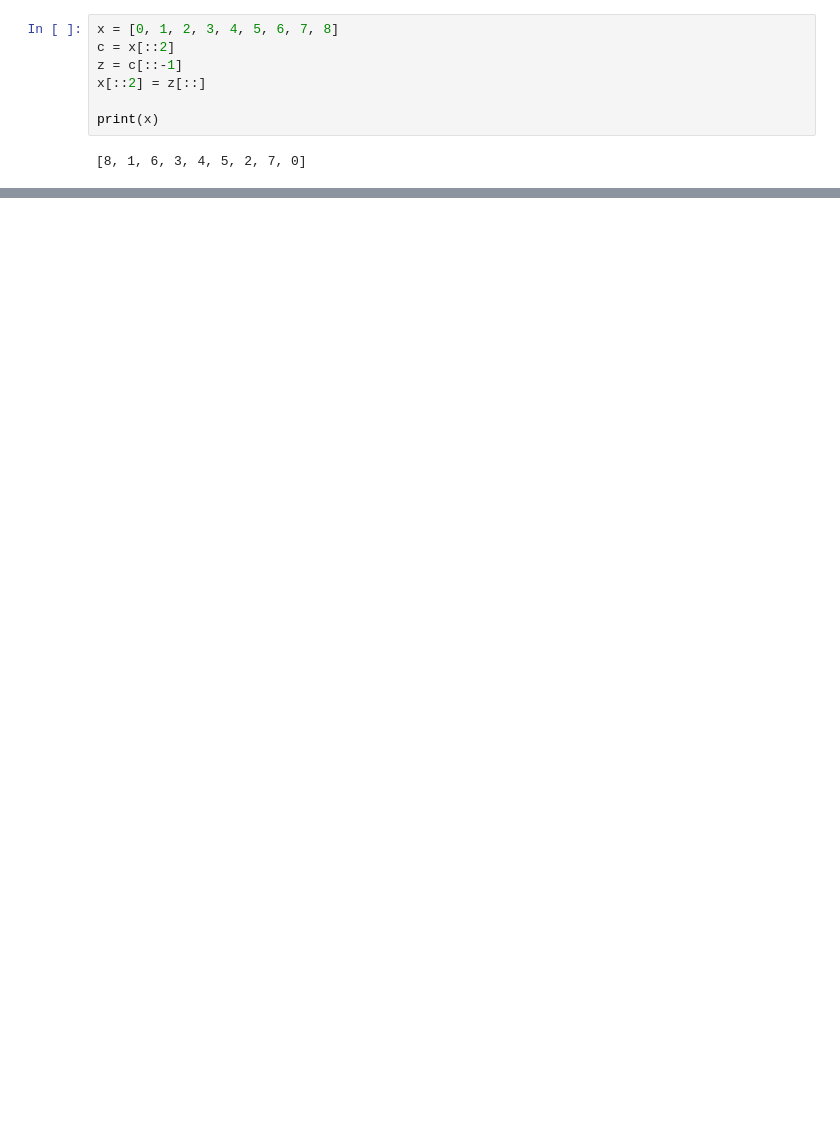
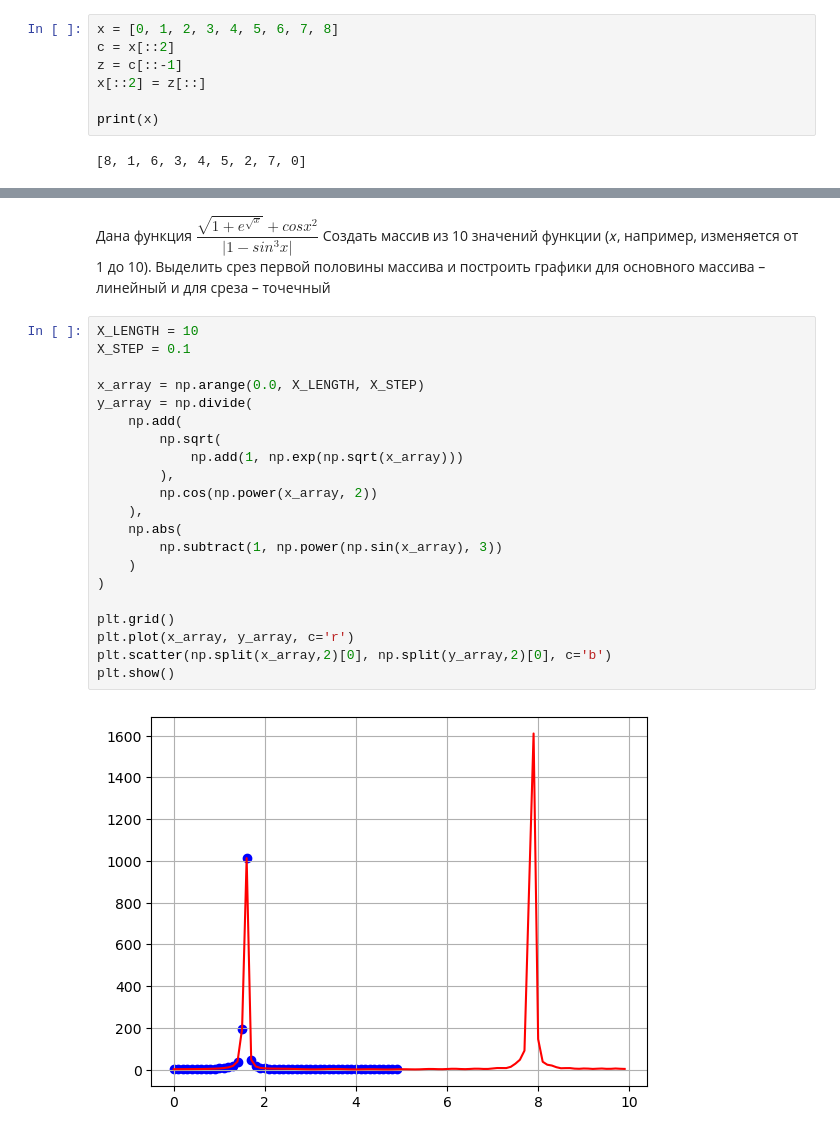
Before and after one commit to bel1ch1/ai-training, a Jupyter notebook: ii1.ipynb, the cells around one changed output, grey strips where cells are left out. Cells and saved outputs as stored; diff of their text form; blank space fills up the shorter version.

```diff
--- a/ii1.ipynb
+++ b/ii1.ipynb
@@ -70,0 +129,25 @@ print(x)
+# %% [markdown]
+Дана функция $\dfrac{ \sqrt{1 + e^{\sqrt{x}}} + cos{x^2}} {|1 - sin^3{x}|}$ Создать массив из 10 значений функции (𝑥, например, изменяется от 1 до 10). Выделить срез первой половины массива и построить графики для основного массива – линейный и для среза – точечный
+# %%
+X_LENGTH = 10
+X_STEP = 0.1
+
+x_array = np.arange(0.0, X_LENGTH, X_STEP)
+y_array = np.divide(
+    np.add(
+        np.sqrt(
+            np.add(1, np.exp(np.sqrt(x_array)))
+        ),
+        np.cos(np.power(x_array, 2))
+    ),
+    np.abs(
+        np.subtract(1, np.power(np.sin(x_array), 3))
+    )
+)
+
+plt.grid()
+plt.plot(x_array, y_array, c='r')
+plt.scatter(np.split(x_array,2)[0], np.split(y_array,2)[0], c='b')
+plt.show()
+# %% [output]
+[figure, added]
```
Also changed, not shown: parts of 24 cells of this notebook.
